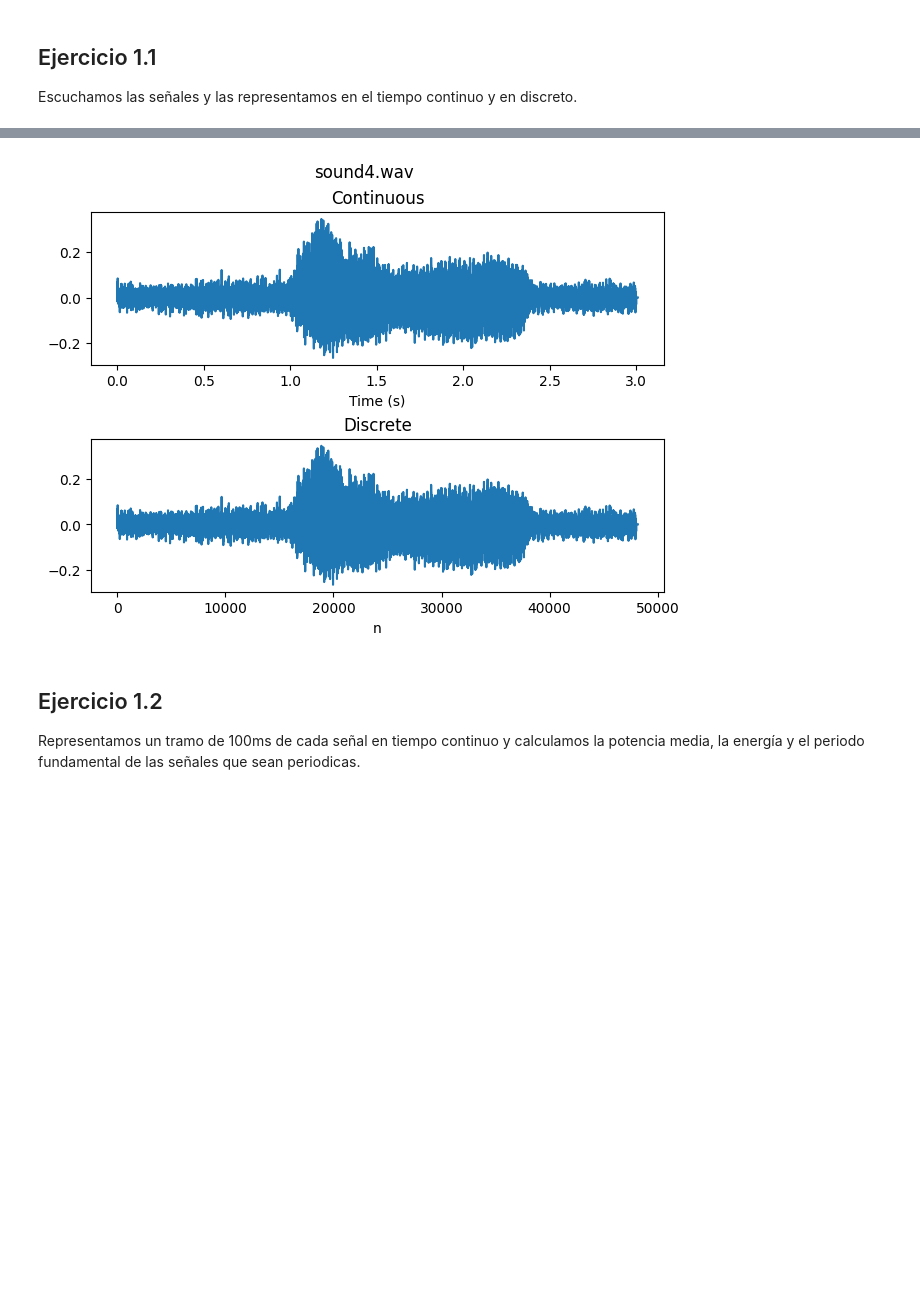
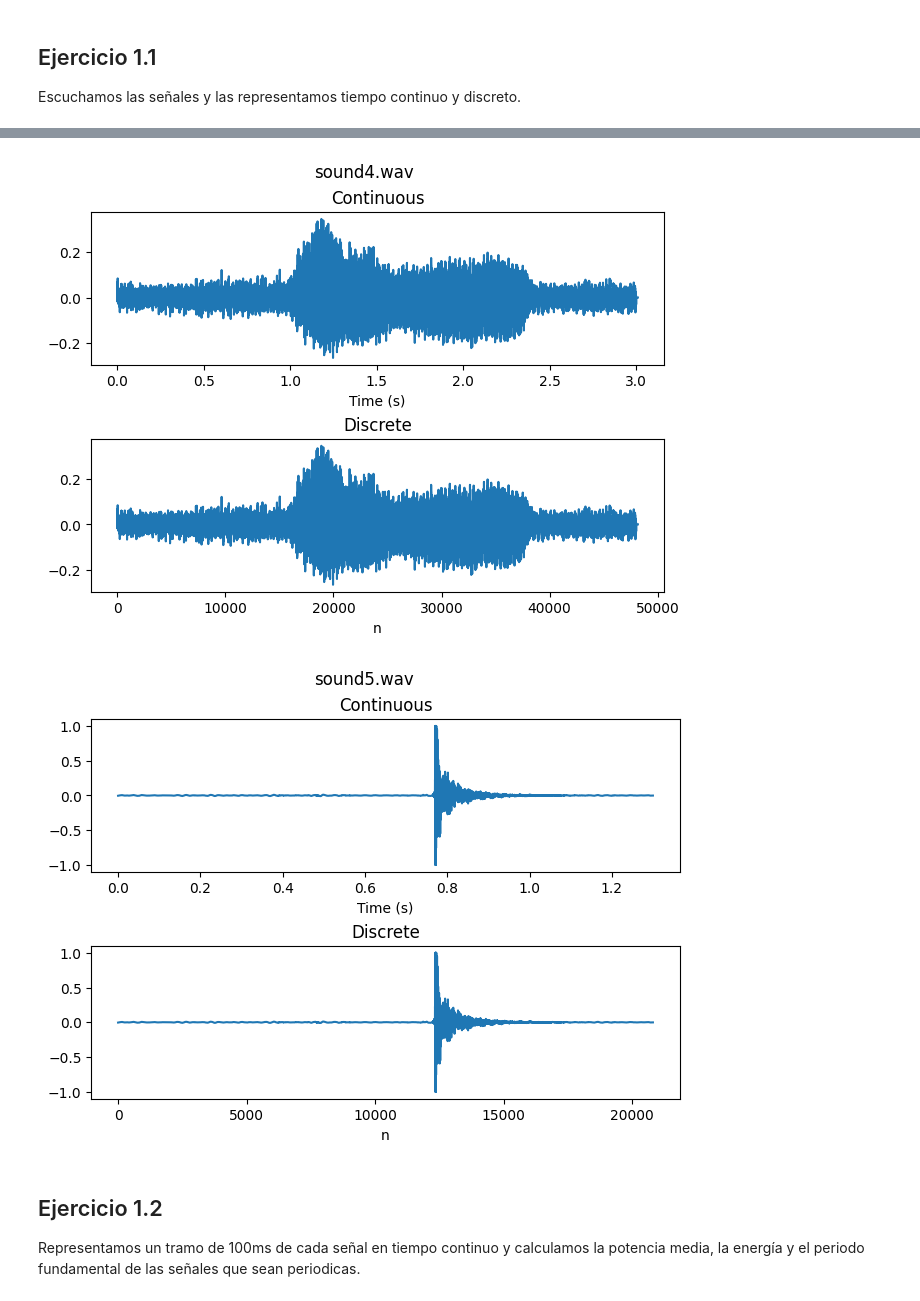
Before and after one commit to carlosedm10/joan-tds, a Jupyter notebook: pracs/prac1/python/prac1.ipynb, the cells around one changed output, grey strips where cells are left out. Saved outputs shown, nothing was run; the diff lists cells and outputs as text; code cells hidden in the pictures; blank space fills up the shorter version.

```diff
--- a/pracs/prac1/python/prac1.ipynb
+++ b/pracs/prac1/python/prac1.ipynb
@@ -15,44 +94,45 @@ from collections import namedtuple
 # %% [markdown]
 ## Ejercicio 1.1
 
-Escuchamos las señales y las representamos en el tiempo continuo y en discreto.
+Escuchamos las señales y las representamos tiempo continuo y discreto.
 # %%
 AUDIO_DIR = "../audio"
 
 # set numpy print options to print only 10 elements of an array
 np.set_printoptions(threshold=10)
 
 # Create a named tuple to represent a signal
 Signal = namedtuple("Signal", ["y", "fs", "file"])
 
 # Read all the .wav files in the audio directory
 signals = []
 for file in sorted(os.listdir(AUDIO_DIR)):
-    if file.endswith(".wav"):
+    if file.endswith(".wav") and file != "mi_sonido.wav":
         # get the signal and the sampling frequency
         fs, y = wav.read(os.path.join(AUDIO_DIR, file))
 
-        # normalize the signal to match matlab behavior
-        # signals are 16 bit signed integers
+        # normalize the signal
+        # signals are stored as 16-bit signed integers
         y = y / 2**15
 
         # create a Signal object and append it to the list
         signals.append(Signal(y, fs, file))
 
 # Plot and play the signals
 for signal in signals:
-    plot_continuous_discrete(signal.y, signal.fs, title=signal.file)
+    plot_continuous_discrete(signal.y, signal.fs, signal.file)
 
     # Play the audio
     # import sounddevice as sd
 
     # sd.play(signal.y, signal.fs)
     # sd.wait()
 # %% [output]
 [figure]
 [figure]
 [figure]
 [figure]
+[figure, added]
 # %% [markdown]
 ## Ejercicio 1.2
 
```
Also changed, not shown: parts of 7 cells of this notebook, 9 other files.
